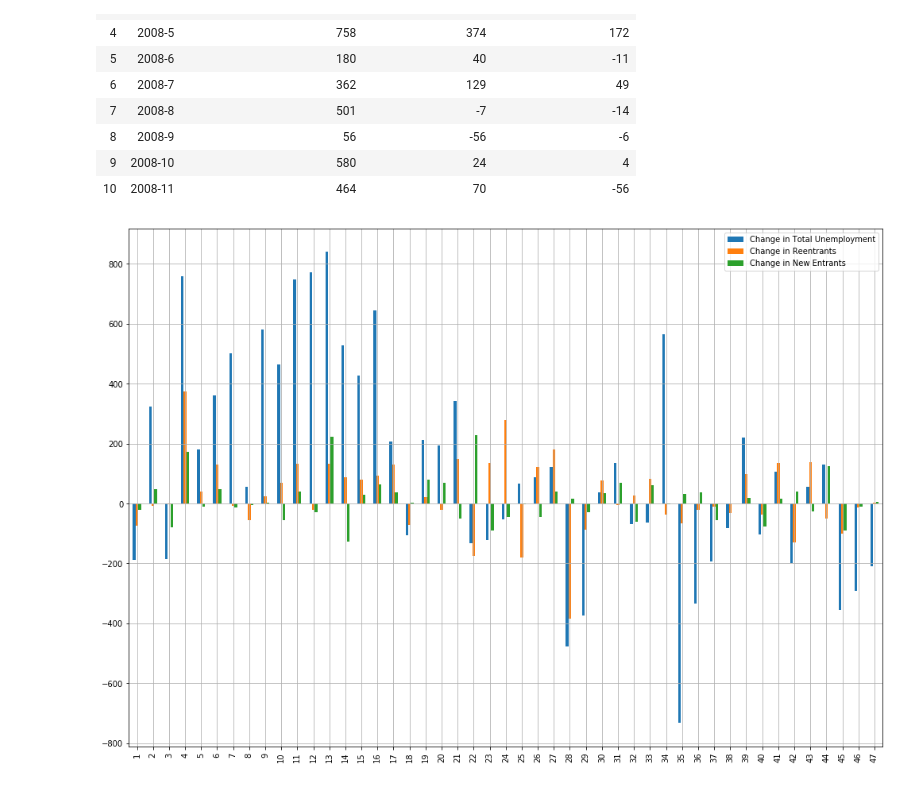
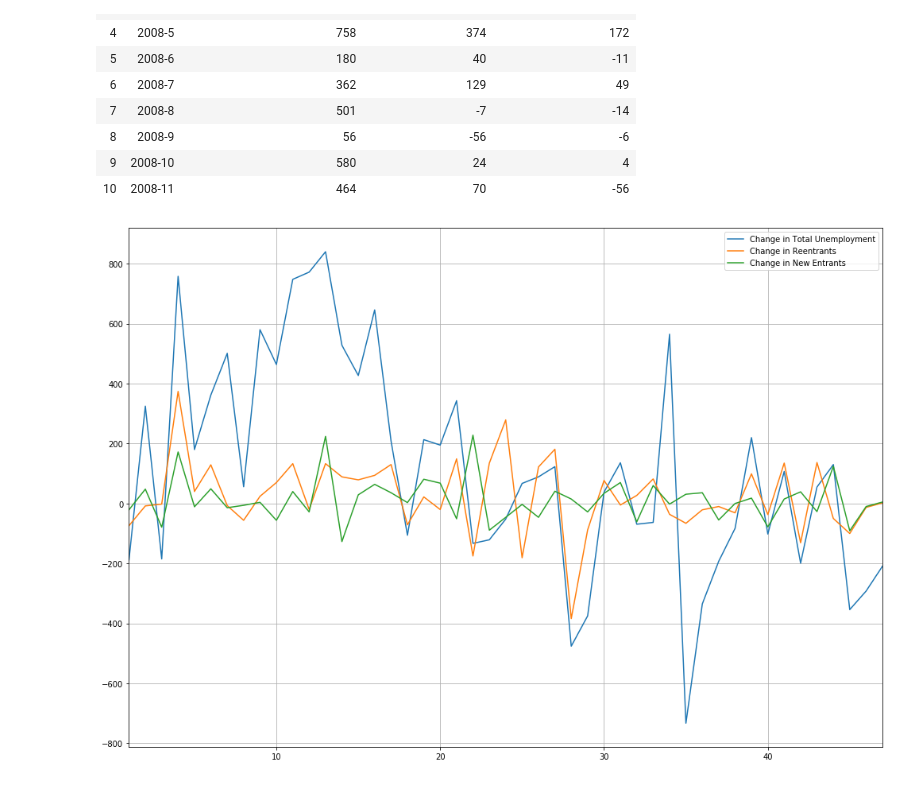
Before and after one commit to jasmine73317/Project-1_Unemployment_data, a Jupyter notebook: layoffs and unemployment.ipynb, the cells around one changed output. Drawn from its saved outputs; the diff is of its cells as text; code cells hidden in the pictures.

```diff
--- a/layoffs and unemployment.ipynb
+++ b/layoffs and unemployment.ipynb
@@ -132,5 +147,5 @@ change_df.head(10)
 # %%
-change_df.plot.bar(figsize=(17, 12))
+change_df.plot(figsize=(17, 12))
 plt.grid()
 # %% [output]
-[figure, old version]
+[figure, new version]
```
Also changed, not shown: parts of 2 cells of this notebook.
